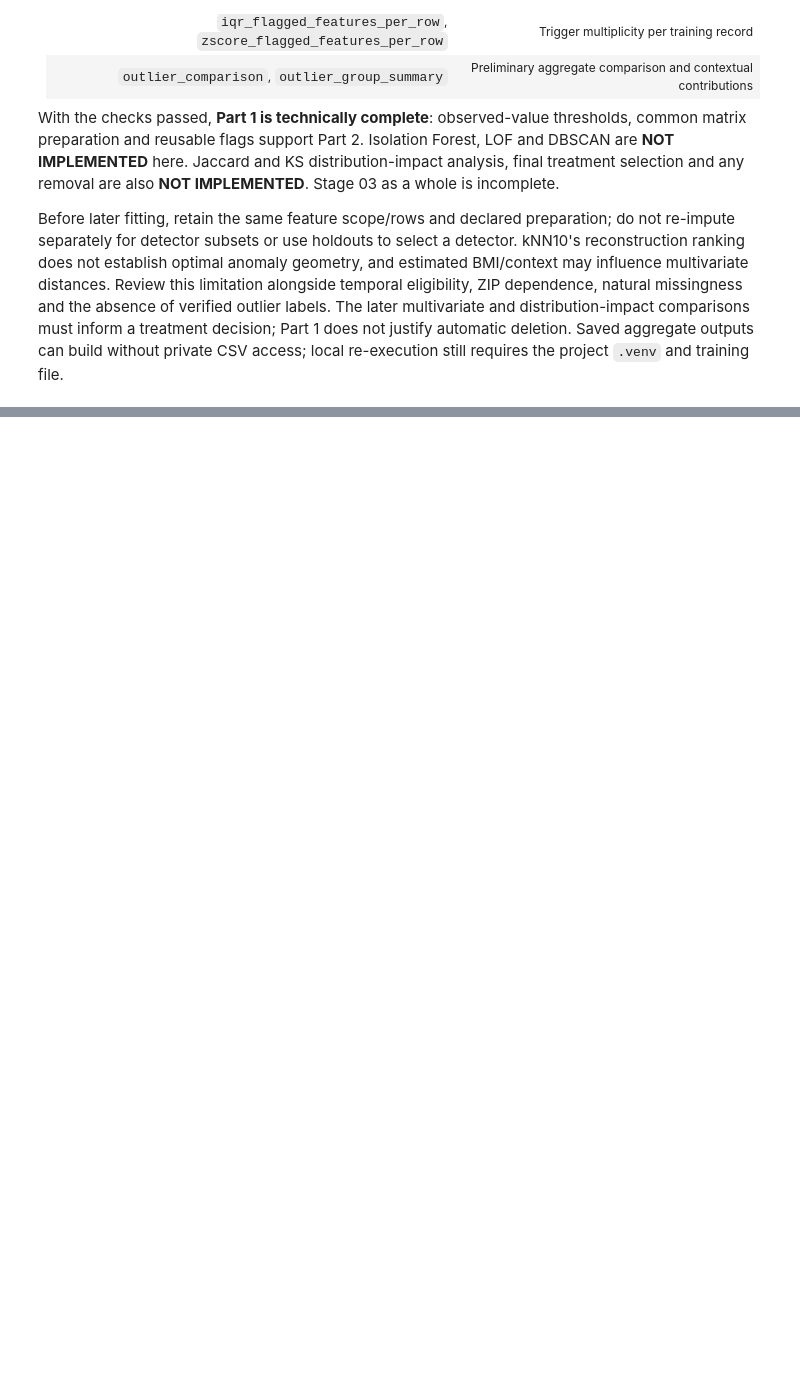
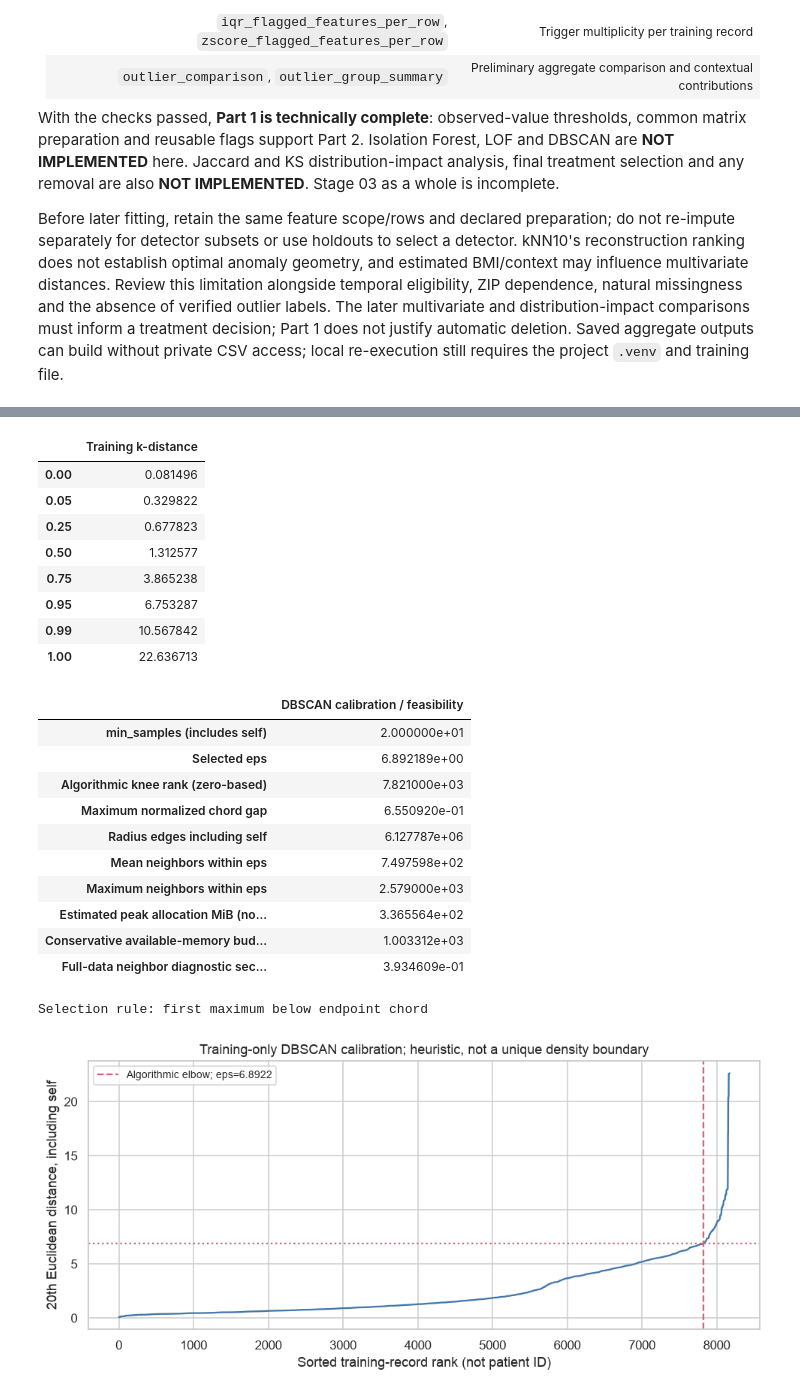
Before and after one commit to hungstupid/data-mining-preprocessing, a Jupyter notebook: book/tabular/02_preprocessing.ipynb, the cells around one changed output, grey strips where cells are left out. Saved outputs shown, nothing was run; the diff lists cells and outputs as text; code cells hidden in the pictures; blank space fills up the shorter version.

Commit message:
feat: complete Stage 03 outlier detection and treatment analysis

```diff
--- a/book/tabular/02_preprocessing.ipynb
+++ b/book/tabular/02_preprocessing.ipynb
@@ -1891,0 +2066,78 @@ access; local re-execution still requires the project `.venv` and training file.
+# %%
+DBSCAN_MIN_SAMPLES=20
+
+def select_dbscan_eps(k_distances):
+    """First maximum below the normalized endpoint chord; no outlier counts enter selection."""
+    ordered=np.sort(np.asarray(k_distances,dtype=float))
+    if len(ordered)<3 or not np.isfinite(ordered).all() or (ordered<0).any():
+        raise ValueError("Need at least three finite nonnegative k-distances")
+    rank=np.linspace(0.,1.,len(ordered));span=ordered[-1]-ordered[0]
+    gap=rank-(ordered-ordered[0])/span if span>0 else np.zeros_like(rank)
+    knee=int(np.argmax(gap));eps=float(ordered[knee]);rule="first maximum below endpoint chord"
+    if span==0:rule="flat curve: common distance; no identifiable elbow"
+    if eps<=0:
+        positive=ordered[ordered>0];eps=float(positive[0]) if len(positive) else float(np.finfo(float).eps)
+        rule+="; zero-distance fallback as declared"
+    return eps,knee,float(gap[knee]),rule
+
+stage03_neighbors=NearestNeighbors(n_neighbors=DBSCAN_MIN_SAMPLES,algorithm="brute",metric="euclidean",n_jobs=1)
+with threadpool_limits(limits=1),config_context(working_memory=KNN_MEMORY_MIB):
+    start=perf_counter();stage03_neighbors.fit(stage03_X)
+    stage03_distances,stage03_neighbor_indices=stage03_neighbors.kneighbors(stage03_X,return_distance=True)
+    np.testing.assert_allclose(stage03_distances[:,0],0.,atol=1e-6)
+    stage03_k_distances=pd.Series(stage03_distances[:,-1],index=train_index,name="20th distance including self")
+    DBSCAN_EPS,stage03_knee_rank,stage03_knee_gap,stage03_eps_rule=select_dbscan_eps(stage03_k_distances)
+    stage03_radius_counts=np.empty(len(train_index),dtype=np.int64)
+    for start_row in range(0,len(train_index),256):
+        stop_row=min(start_row+256,len(train_index))
+        neighbors=stage03_neighbors.radius_neighbors(stage03_X[start_row:stop_row],radius=DBSCAN_EPS,return_distance=False)
+        stage03_radius_counts[start_row:stop_row]=[len(row) for row in neighbors]
+    stage03_neighbor_seconds=perf_counter()-start
+del stage03_distances,stage03_neighbor_indices,neighbors
+stage03_radius_edges=int(stage03_radius_counts.sum())
+stage03_dbscan_peak_estimate_mib=3*stage03_radius_edges*8/1024**2+stage03_X.nbytes/1024**2+KNN_MEMORY_MIB+64
+stage03_available_gib=memory_reclaimable
+if sys.platform=="darwin":
+    vm=subprocess.check_output(["vm_stat"],text=True)
+    page_size=int(re.search(r"page size of (\d+) bytes",vm).group(1))
+    stage03_available_gib=sum(int(re.search(rf"Pages {key}:\s+(\d+)",vm).group(1)) for key in ["free","inactive","speculative"])*page_size/1024**3
+stage03_dbscan_budget_mib=min(memory_total*1024*.25,stage03_available_gib*1024*.75)
+stage03_dbscan_feasibility=pd.Series({"min_samples (includes self)":DBSCAN_MIN_SAMPLES,
+    "Selected eps":DBSCAN_EPS,"Algorithmic knee rank (zero-based)":stage03_knee_rank,
+    "Maximum normalized chord gap":stage03_knee_gap,"Radius edges including self":stage03_radius_edges,
+    "Mean neighbors within eps":stage03_radius_counts.mean(),"Maximum neighbors within eps":stage03_radius_counts.max(),
+    "Estimated peak allocation MiB (not measured RSS)":stage03_dbscan_peak_estimate_mib,
+    "Conservative available-memory budget MiB":stage03_dbscan_budget_mib,"Full-data neighbor diagnostic seconds":stage03_neighbor_seconds})
+display(stage03_k_distances.quantile([0,.05,.25,.5,.75,.95,.99,1.]).rename("Training k-distance").to_frame())
+display(stage03_dbscan_feasibility.to_frame("DBSCAN calibration / feasibility"))
+print("Selection rule:",stage03_eps_rule)
+fig,ax=plt.subplots(figsize=(9,4.3))
+ax.plot(np.sort(stage03_k_distances),color="#4477AA")
+ax.axvline(stage03_knee_rank,color="#CC6677",linestyle="--",label=f"Algorithmic elbow; eps={DBSCAN_EPS:.4f}")
+ax.axhline(DBSCAN_EPS,color="#CC6677",linestyle=":")
+ax.set(xlabel="Sorted training-record rank (not patient ID)",ylabel="20th Euclidean distance, including self",
+       title="Training-only DBSCAN calibration; heuristic, not a unique density boundary")
+ax.legend(fontsize=9);plt.tight_layout();plt.show()
+# %% [output]
+|  | Training k-distance |
+| 0.00 | 0.081496 |
+| 0.05 | 0.329822 |
+| 0.25 | 0.677823 |
+| 0.50 | 1.312577 |
+| 0.75 | 3.865238 |
+| 0.95 | 6.753287 |
+| 0.99 | 10.567842 |
+| 1.00 | 22.636713 |
+|  | DBSCAN calibration / feasibility |
+| min_samples (includes self) | 2.000000e+01 |
+| Selected eps | 6.892189e+00 |
+| Algorithmic knee rank (zero-based) | 7.821000e+03 |
+| Maximum normalized chord gap | 6.550920e-01 |
+| Radius edges including self | 6.127787e+06 |
+| Mean neighbors within eps | 7.497598e+02 |
+| Maximum neighbors within eps | 2.579000e+03 |
+| Estimated peak allocation MiB (no... | 3.365564e+02 |
+| Conservative available-memory bud... | 1.003312e+03 |
+| Full-data neighbor diagnostic sec... | 3.934609e-01 |
+Selection rule: first maximum below endpoint chord
+[figure, added]
```
Also changed, not shown: parts of 32 cells of this notebook, 4 other files.
